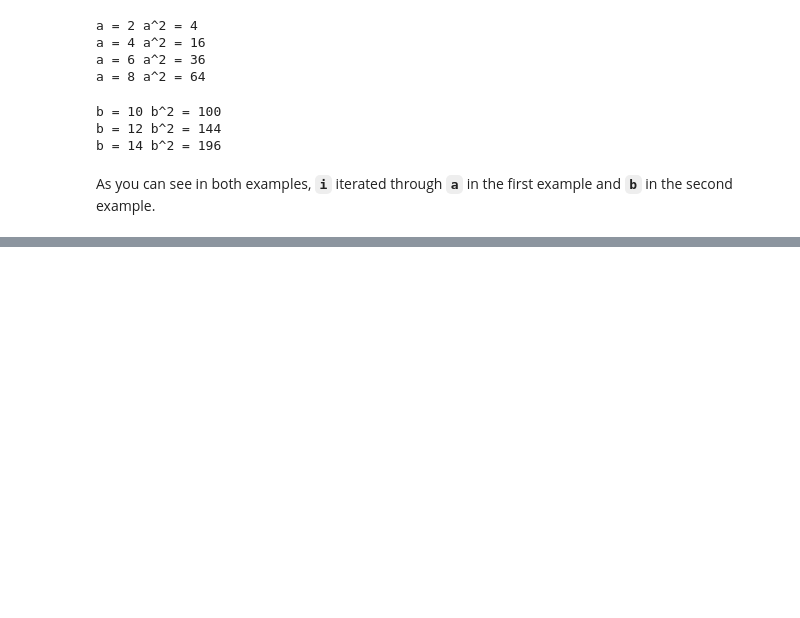
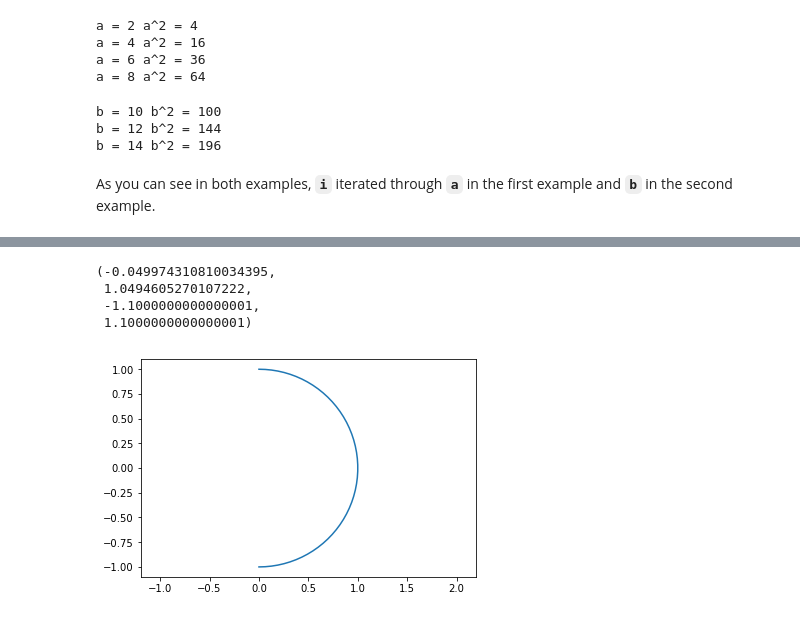
Before and after one commit to OpenChemE/CHBE241, a Jupyter notebook: Getting-started-with-jupyter.ipynb, the cells around one changed output, grey strips where cells are left out. Saved outputs shown, nothing was run; the diff lists cells and outputs as text; code cells hidden in the pictures; blank space fills up the shorter version.

```diff
--- a/Getting-started-with-jupyter.ipynb
+++ b/Getting-started-with-jupyter.ipynb
@@ -119,0 +195,12 @@
+# %%
+x = np.linspace(0,np.pi)
+a = np.sin(x)
+b = np.cos(x)
+plt.plot(a,b)
+plt.axis('equal')
+# %% [output]
+(-0.049974310810034395,
+ 1.0494605270107222,
+ -1.1000000000000001,
+ 1.1000000000000001)
+[figure, added]
```
Also changed, not shown: parts of 19 cells of this notebook.
